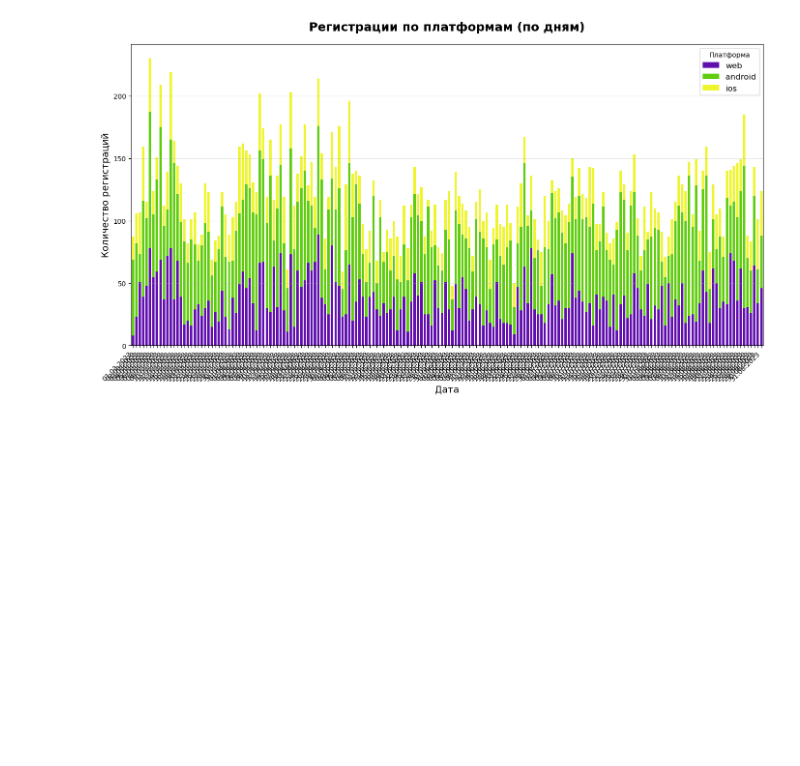
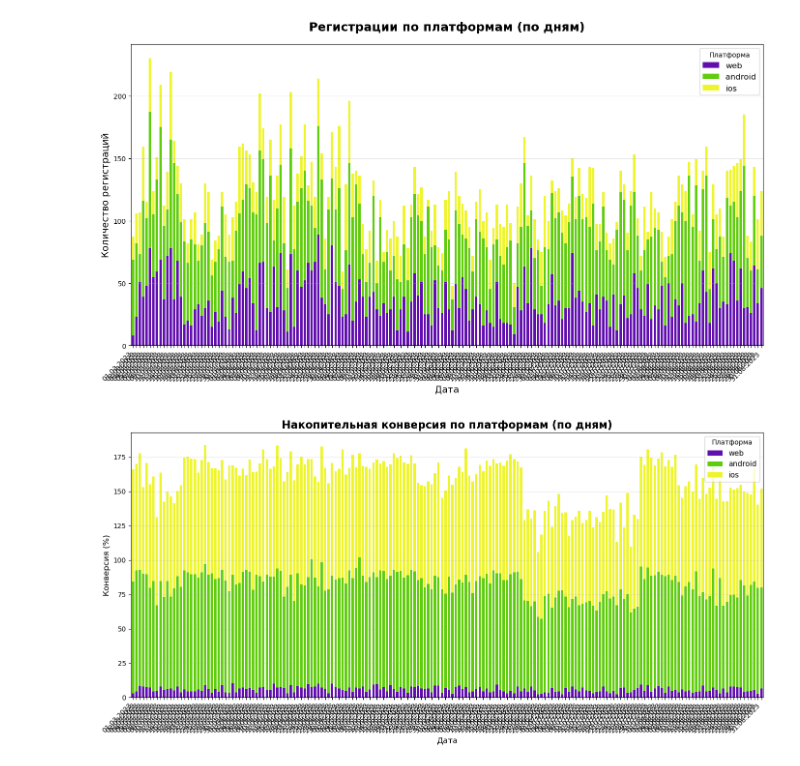
Before and after one commit to kot-yenot/data-analytics-project-100, a Jupyter notebook: charts_project.ipynb, the cells around one changed output. Saved outputs shown, nothing was run; the diff lists cells and outputs as text; code cells hidden in the pictures; blank space fills up the shorter version.

```diff
--- a/charts_project.ipynb
+++ b/charts_project.ipynb
@@ -128,6 +131,10 @@ bars = plt.bar(
     edgecolor='black',
     linewidth=0.5
 )
+
+ax.xaxis.set_major_formatter(mdates.DateFormatter('%Y-%m-%d'))
+ax.xaxis.set_major_locator(mdates.DayLocator(interval=7))
+
 plt.title('Регистрации по дням', fontsize=18, fontweight='bold', pad=20)
 plt.xlabel('', fontsize=14)
 plt.ylabel('Количество регистраций', fontsize=14)
@@ -169,12 +176,8 @@ plt.xlabel('Дата', fontsize=14)
 plt.ylabel('Количество визитов', fontsize=14)
 plt.legend(title='Платформа', fontsize=12)
 plt.grid(axis='y', alpha=0.3)
-plt.xticks(
-    ticks=range(len(visits_by_day_platform.index)),
-    labels=[d.strftime('%d.%m.%Y') for d in visits_by_day_platform.index],
-    rotation=45,
-    ha='right'
-)
+ax.xaxis.set_major_formatter(mdates.DateFormatter('%d.%m.%Y'))
+ax.xaxis.set_major_locator(mdates.DayLocator(interval=7))
 plt.tight_layout()
 plt.savefig( d / 'visits_platform.png', dpi=300, bbox_inches='tight')
 # %% [output]
@@ -211,12 +214,8 @@ plt.xlabel('Дата', fontsize=14)
 plt.ylabel('Количество регистраций', fontsize=14)
 plt.legend(title='Платформа', fontsize=12)
 plt.grid(axis='y', alpha=0.3)
-plt.xticks(
-    ticks=range(len(reg_by_day_platform.index)),
-    labels=[d.strftime('%d.%m.%Y') for d in reg_by_day_platform.index],
-    rotation=45,
-    ha='right'
-)
+ax.xaxis.set_major_formatter(mdates.DateFormatter('%d.%m.%Y'))
+ax.xaxis.set_major_locator(mdates.DayLocator(interval=7))
 plt.tight_layout()
 plt.savefig( d / 'reg_platform.png', dpi=300, bbox_inches='tight')
 # %% [output]
@@ -227,39 +226,37 @@ daily_conversion = result_ads.copy()
 daily_conversion['date_readable'] = pd.to_datetime(
     daily_conversion['date_group'],
     format='%Y-%m-%d'
 ).dt.normalize()
 platforms = ['web', 'android', 'ios']
 filtered_result = daily_conversion[daily_conversion['platform'].isin(platforms)]
 daily_conversion_by_platform = (
     filtered_result
     .groupby(['date_readable', 'platform'])['conversion']
     .mean()
     .unstack(fill_value=0)
     [platforms]
 )
 plt.figure(figsize=(14, 7))
 colors = ['#600ead', '#5fcc0c', '#eef52c']  # web, android, ios
 bars = daily_conversion_by_platform.plot(
     kind='bar',
     stacked=True,
     color=colors,
     ax=plt.gca(),
     width=0.7
 )
 plt.title('Накопительная конверсия по платформам (по дням)', fontsize=16, fontweight='bold')
 plt.xlabel('Дата', fontsize=12)
 plt.ylabel('Конверсия (%)', fontsize=12)
 
 plt.legend(title='Платформа', fontsize=11)
 plt.grid(axis='y', alpha=0.3)
-plt.xticks(
-    ticks=range(len(daily_conversion_by_platform.index)),
-    labels=[d.strftime('%d.%m.%Y') for d in daily_conversion_by_platform.index],
-    rotation=45,
-    ha='right'
-)
+ax.xaxis.set_major_formatter(mdates.DateFormatter('%d.%m.%Y'))
+ax.xaxis.set_major_locator(mdates.DayLocator(interval=7))
 plt.tight_layout()
 plt.savefig( d / 'conversion_platform.png', dpi=300, bbox_inches='tight')
+# %% [output]
+[figure, added]
 # %%
 #средняя конверсия
 avg_conv = result_ads.copy()
```
Also changed, not shown: parts of 3 cells of this notebook.
